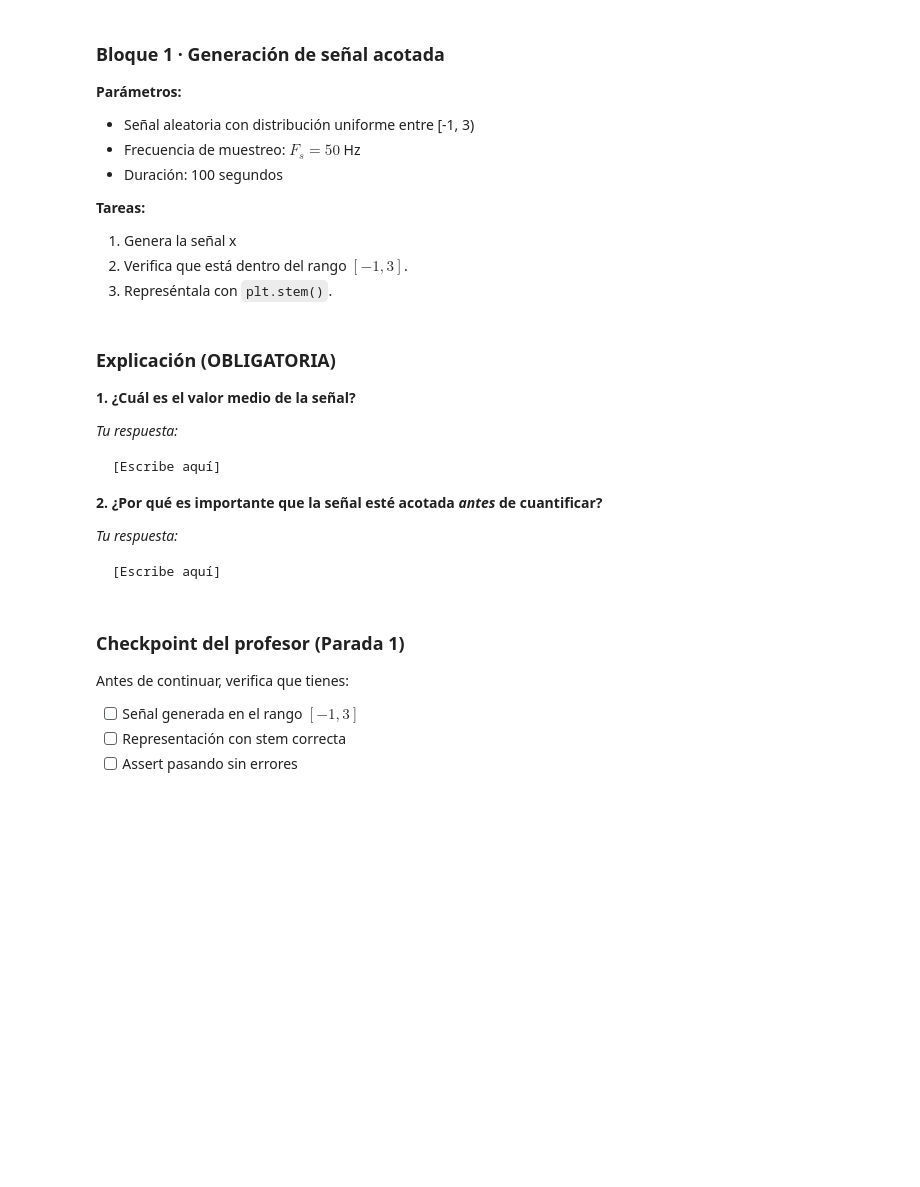
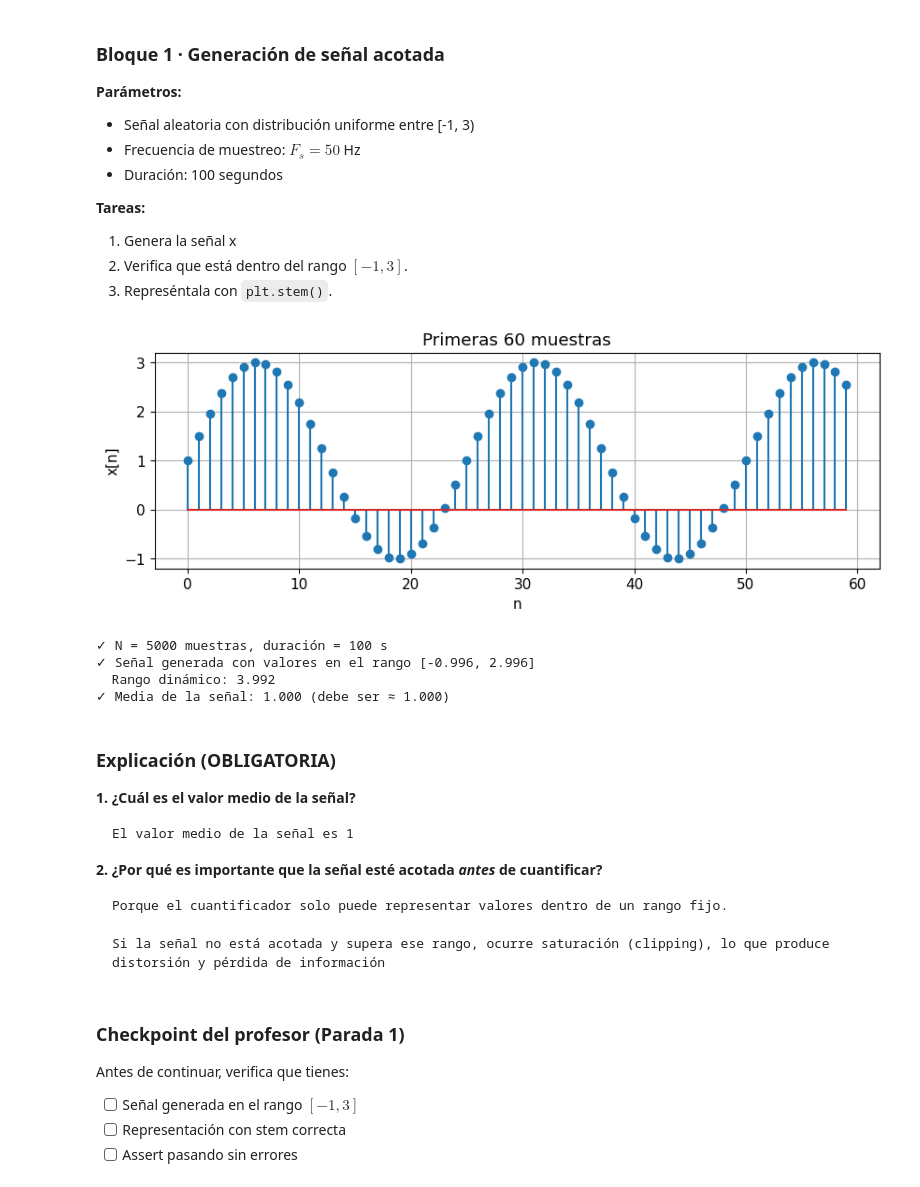
Before and after one commit to carolinarodriguezrodriguez/Talleres_TI_GCED, a Jupyter notebook: notebooks/Taller_3_Cuantificacion_y_Error.ipynb, the cells around one changed output. Saved outputs shown, nothing was run; the diff lists cells and outputs as text; code cells hidden in the pictures; blank space fills up the shorter version.

````diff
--- a/notebooks/Taller_3_Cuantificacion_y_Error.ipynb
+++ b/notebooks/Taller_3_Cuantificacion_y_Error.ipynb
@@ -118,17 +120,36 @@ Para cuantificar una señal necesitamos:
 # %%
 # === PARÁMETROS ===
 # Rango considerado para cuantificadores
 xmin=-1
 xmax=3
 
 # TODO: Define los parámetros de la señal: frecuencia de muestreo Fs, duración T
+Fs = 50
+T = 100
+f=2
 
 
 # === IMPLEMENTACIÓN ===
 # TODO: Calcula N (número de muestras), genera n (índice discreto), genera x
+N = Fs * T
+n = np.arange(N)
 
+# Amplitud y offset
+A = (xmax - xmin)/2
+B = (xmax + xmin)/2
+
+# Señal escalada al rango [xmin, xmax]
+x = A * np.sin(2*np.pi*f*n/Fs) + B
 
 # TODO: Representa la señal con stem (primeras 60 muestras)
+plt.stem(n[:60], x[:60])
+plt.xlabel('n')
+plt.ylabel('x[n]')
+plt.title('Primeras 60 muestras')
+plt.grid(True)
+plt.show()
+# %% [output]
+[figure, added]
 # %%
 # === VALIDACIÓN ===
 assert len(x) == int(Fs * T), "La señal debe tener {int(Fs * T)} muestras"
@@ -139,24 +160,27 @@ print(f"✓ N = {N} muestras, duración = {T} s")
 print(f"✓ Señal generada con valores en el rango [{np.min(x):.3f}, {np.max(x):.3f}]")
 print(f"  Rango dinámico: {np.max(x)-np.min(x):.3f}")
 print(f"✓ Media de la señal: {np.mean(x):.3f} (debe ser ≈ {(xmax-xmin)/2+xmin:.3f})")
+# %% [output]
+✓ N = 5000 muestras, duración = 100 s
+✓ Señal generada con valores en el rango [-0.996, 2.996]
+  Rango dinámico: 3.992
+✓ Media de la señal: 1.000 (debe ser ≈ 1.000)
 # %% [markdown]
 ### Explicación (OBLIGATORIA)
 
 **1. ¿Cuál es el valor medio de la señal?**
 
-*Tu respuesta:*
-
 ```
-[Escribe aquí]
+El valor medio de la señal es 1
 ```
 
 **2. ¿Por qué es importante que la señal esté acotada *antes* de cuantificar?**
 
-*Tu respuesta:*
+```
+Porque el cuantificador solo puede representar valores dentro de un rango fijo.
 
+Si la señal no está acotada y supera ese rango, ocurre saturación (clipping), lo que produce distorsión y pérdida de información
 ```
-[Escribe aquí]
-```
 # %% [markdown]
 ### Checkpoint del profesor (Parada 1)
 
````
Also changed, not shown: parts of 8 cells of this notebook.
